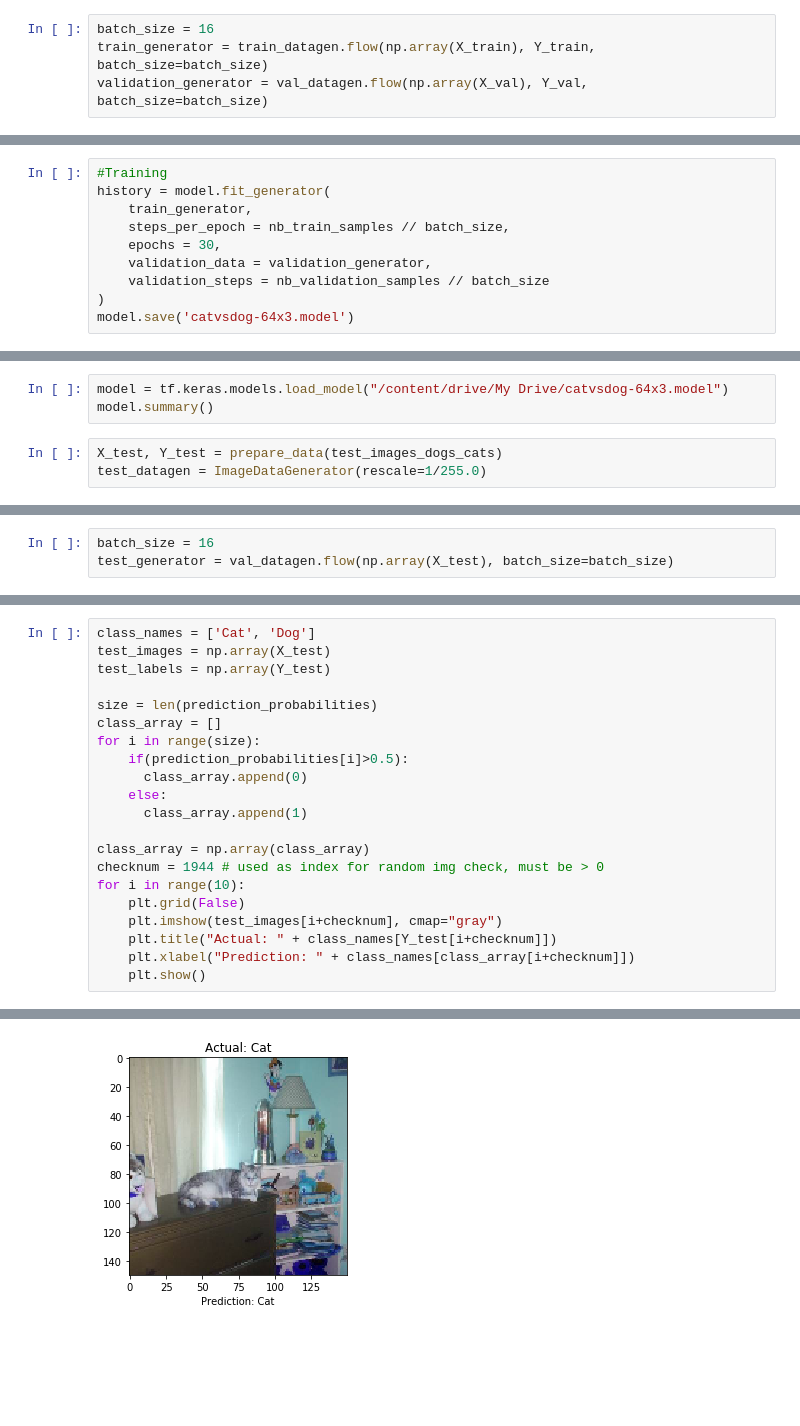
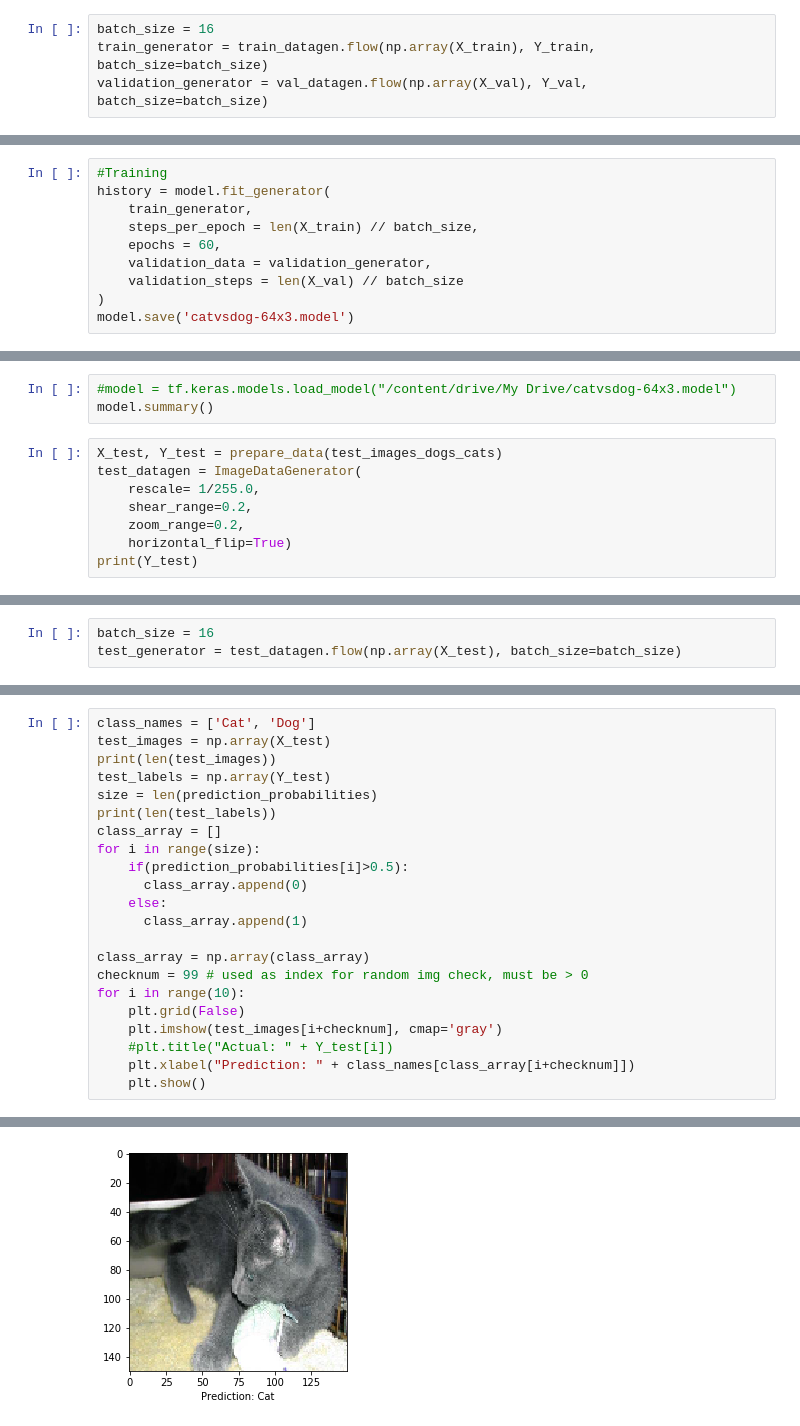
Before and after one commit to Alpostros/Cat_vs_Dog, a Jupyter notebook: Cat_vs_Dog_DL.ipynb, the cells around one changed output, grey strips where cells are left out. Drawn from its saved outputs; the diff is of its cells as text; blank space fills up the shorter version.

```diff
--- a/Cat_vs_Dog_DL.ipynb
+++ b/Cat_vs_Dog_DL.ipynb
@@ -99,9 +109,9 @@ model.summary()
 #Training
 history = model.fit_generator(
     train_generator,
-    steps_per_epoch = nb_train_samples // batch_size,
-    epochs = 30,
+    steps_per_epoch = len(X_train) // batch_size,
+    epochs = 60,
     validation_data = validation_generator,
-    validation_steps = nb_validation_samples // batch_size
+    validation_steps = len(X_val) // batch_size
 )
 model.save('catvsdog-64x3.model')
@@ -112,6 +142,11 @@ drive.mount('/content/drive')
 # %%
-model = tf.keras.models.load_model("/content/drive/My Drive/catvsdog-64x3.model")
+#model = tf.keras.models.load_model("/content/drive/My Drive/catvsdog-64x3.model")
 model.summary()
 # %%
 X_test, Y_test = prepare_data(test_images_dogs_cats)
-test_datagen = ImageDataGenerator(rescale=1/255.0)
+test_datagen = ImageDataGenerator(
+    rescale= 1/255.0,
+    shear_range=0.2,
+    zoom_range=0.2,
+    horizontal_flip=True)
+print(Y_test)
@@ -118,6 +155,6 @@ test_datagen = ImageDataGenerator(rescale=1/255.0)
 # %%
 batch_size = 16
-test_generator = val_datagen.flow(np.array(X_test), batch_size=batch_size)
+test_generator = test_datagen.flow(np.array(X_test), batch_size=batch_size)
 # %%
 prediction_probabilities = model.predict_generator(test_generator, verbose=1)
 # %% [output]
@@ -125,9 +162,10 @@ prediction_probabilities = model.predict_generator(test_generator, verbose=1)
 # %%
 class_names = ['Cat', 'Dog']
 test_images = np.array(X_test)
+print(len(test_images))
 test_labels = np.array(Y_test)
-
 size = len(prediction_probabilities)
+print(len(test_labels))
 class_array = []
 for i in range(size):
     if(prediction_probabilities[i]>0.5):
@@ -136,11 +174,11 @@ for i in range(size):
       class_array.append(1)
 
 class_array = np.array(class_array)
-checknum = 1944 # used as index for random img check, must be > 0
+checknum = 99 # used as index for random img check, must be > 0
 for i in range(10):
     plt.grid(False)
-    plt.imshow(test_images[i+checknum], cmap="gray")
-    plt.title("Actual: " + class_names[Y_test[i+checknum]])
+    plt.imshow(test_images[i+checknum], cmap='gray')
+    #plt.title("Actual: " + Y_test[i])
     plt.xlabel("Prediction: " + class_names[class_array[i+checknum]])
     plt.show()
 # %% [output]
@@ -147 +187 @@ for i in range(10):
-[figure, old version]
+[figure, new version]
```
Also changed, not shown: parts of 11 cells of this notebook.
